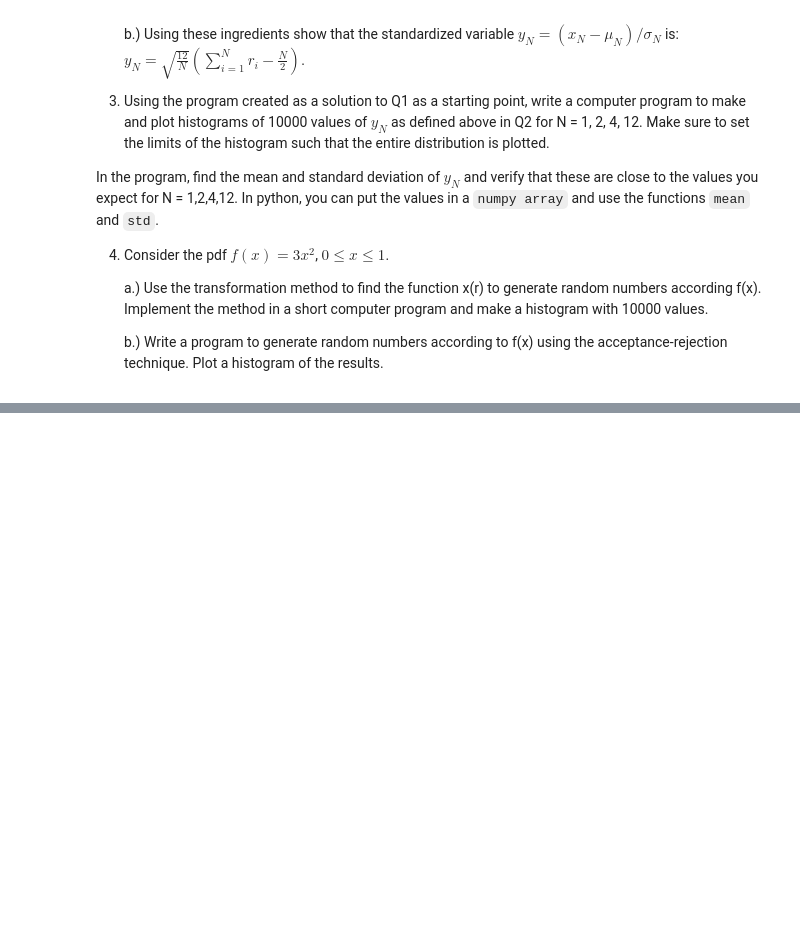
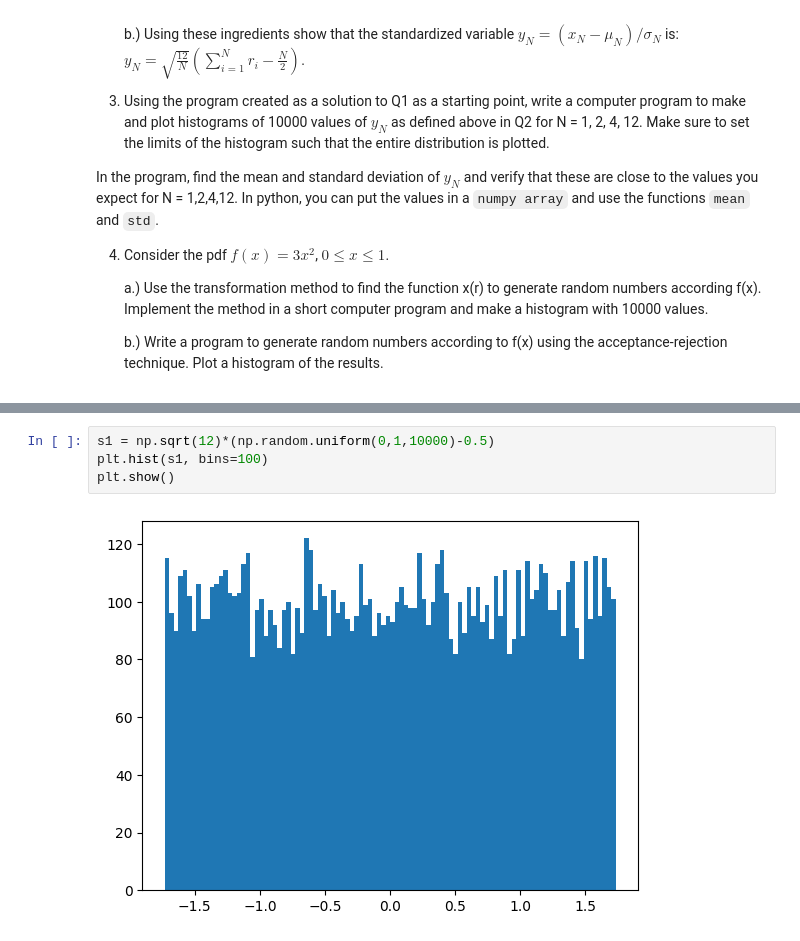
Before and after one commit to vukasinmilosevic/KSM2, a Jupyter notebook: Lecture_4/Vezbe4-Central_Limit_theorem_and_hypothesis_testing.ipynb, the cells around one changed output, grey strips where cells are left out. Drawn from its saved outputs; the diff is of its cells as text; blank space fills up the shorter version.

```diff
--- a/Lecture_4/Vezbe4-Central_Limit_theorem_and_hypothesis_testing.ipynb
+++ b/Lecture_4/Vezbe4-Central_Limit_theorem_and_hypothesis_testing.ipynb
@@ -549,0 +587,6 @@ In the program, find the mean and standard deviation of $y_N$ and verify that th
+# %%
+s1 = np.sqrt(12)*(np.random.uniform(0,1,10000)-0.5)
+plt.hist(s1, bins=100)
+plt.show()
+# %% [output]
+[figure, added]
```
Also changed, not shown: parts of 25 cells of this notebook.
